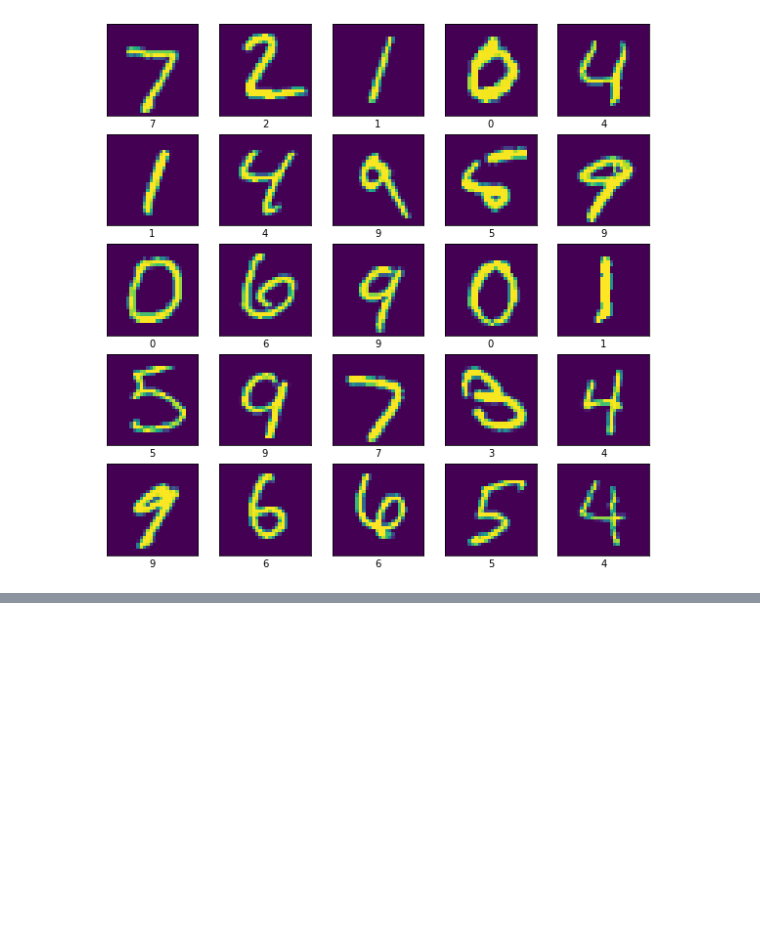
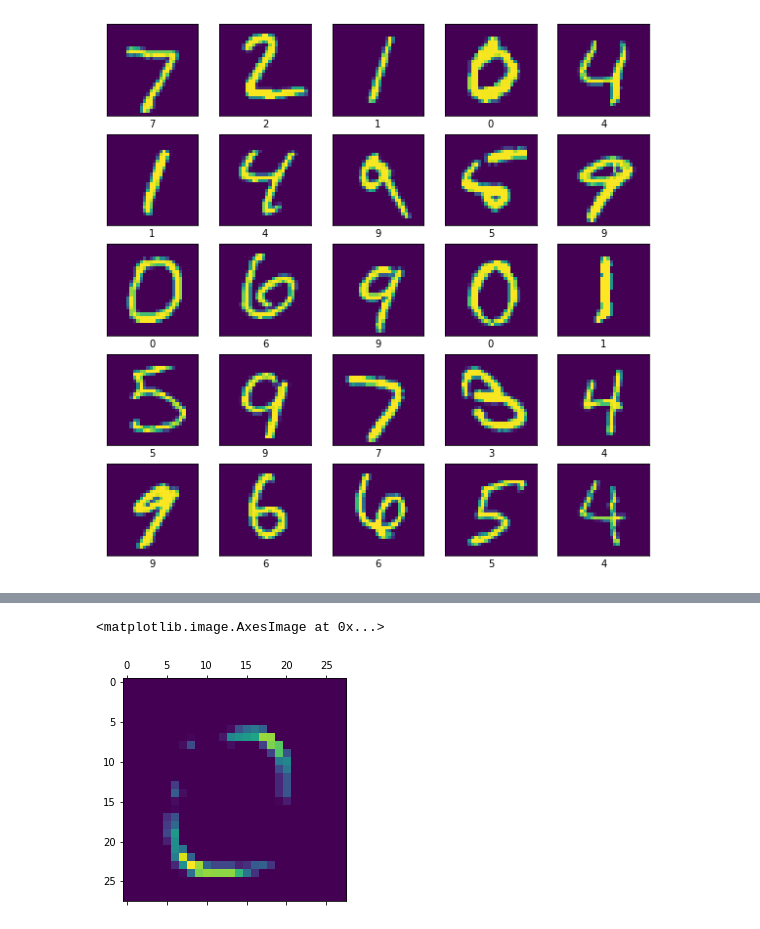
Before and after one commit to Donatas-L/deep-learning, a Jupyter notebook: MNIST-CNN.ipynb, the cells around one changed output, grey strips where cells are left out. Cells and saved outputs as stored; diff of their text form; code cells hidden in the pictures; blank space fills up the shorter version.

Commit message:
Added visualization for intermediate feature maps (intermediate activations)

```diff
--- a/MNIST-CNN.ipynb
+++ b/MNIST-CNN.ipynb
@@ -172,3 +172,11 @@ predictions = list(map(lambda i: np.argmax(i), model.predict(test_images)))
 show_images_with_labels(list(map(lambda i : i.numpy().reshape(28,28), test_images)), predictions)
 # %% [output]
 [figure]
+# %%
+from keras.models import Model
+
+layer_outputs = [layer.output for layer in model.layers[:4]]
+activation_model = Model(inputs=model.input,outputs=layer_outputs)
+img = test_images[10].numpy().reshape(1,28,28,1)
+
+activations = activation_model.predict(img)
@@ -174,0 +185,5 @@ show_images_with_labels(list(map(lambda i : i.numpy().reshape(28,28), test_image
+# %%
+plt.matshow(activations[0][0, :, :, 1], cmap='viridis')
+# %% [output]
+<matplotlib.image.AxesImage at 0x...>
+[figure, added]
```
Also changed, not shown: parts of 6 cells of this notebook.
